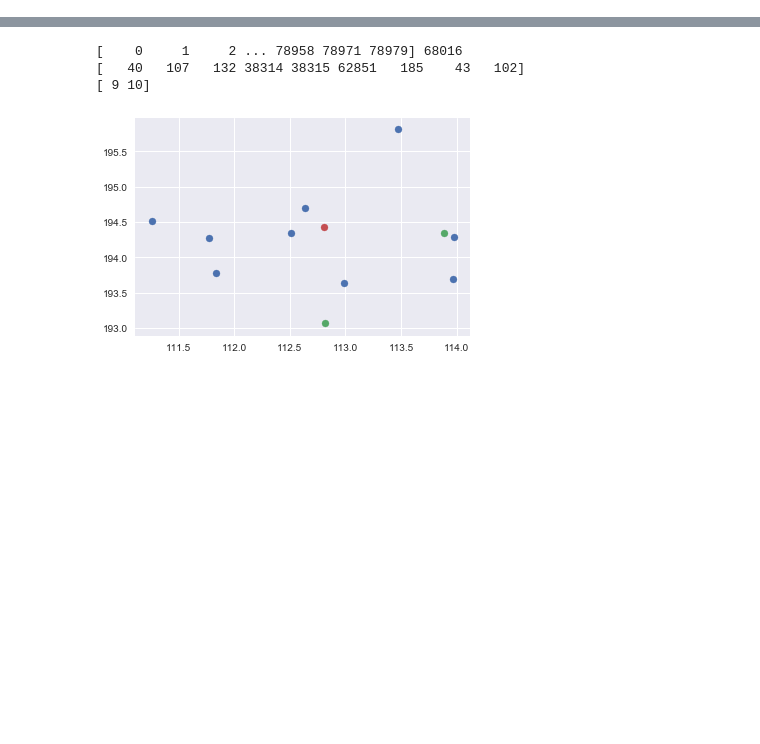
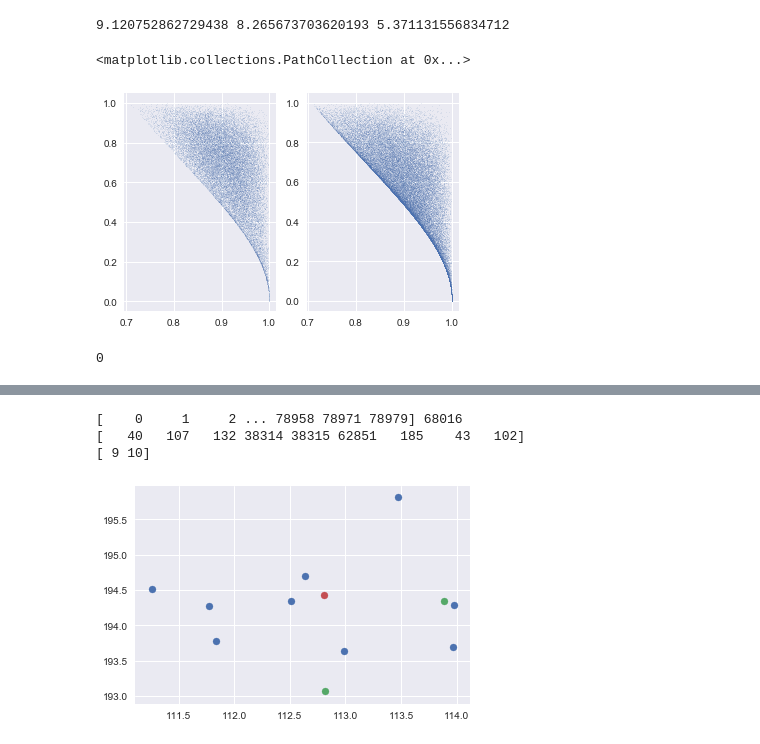
Before and after one commit to forero/abacus, a Jupyter notebook: nb/beta-web.ipynb, the cells around one changed output, grey strips where cells are left out. Saved outputs shown, nothing was run; the diff lists cells and outputs as text; code cells hidden in the pictures; blank space fills up the shorter version.

```diff
--- a/nb/beta-web.ipynb
+++ b/nb/beta-web.ipynb
@@ -44,0 +108,22 @@ beta_1.0_corner_data_cut_0.dat
+# %%
+lambda1=axis_all[:,2]
+lambda2=axis_all[:,1]
+lambda3=axis_all[:,0]
+lambda3[np.isnan(lambda3)]=0.1
+print(lambda1.mean(), lambda2.mean(), lambda3.mean())
+l_mean = (lambda1+lambda2+lambda3)/3.0
+ii = l_mean > np.median(l_mean)
+ii = lambda1 > 10.0
+jj = ~ii
+plt.subplot(1,2,1)
+plt.scatter(lambda2[ii]/lambda1[ii], lambda3[ii]/lambda2[ii] , s=0.01, cmap='seismic')
+plt.subplot(1,2,2)
+plt.scatter(lambda2[jj]/lambda1[jj], lambda3[jj]/lambda2[jj] , s=0.01, cmap='seismic')
+# %% [output]
+9.120752862729438 8.265673703620193 5.371131556834712
+<matplotlib.collections.PathCollection at 0x...>
+[figure, added]
+# %%
+np.count_nonzero(np.isnan(lambda3))
+# %% [output]
+0
```
Also changed, not shown: parts of 7 cells of this notebook.
